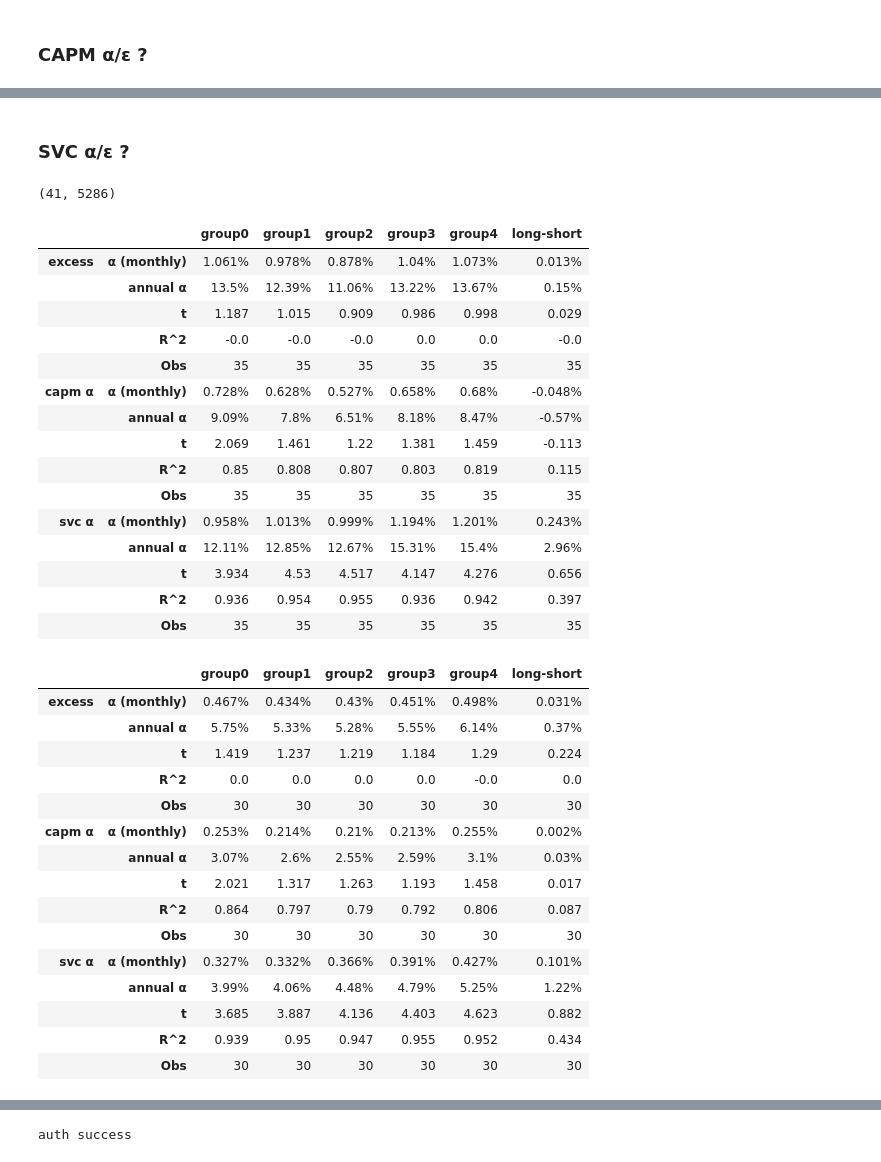
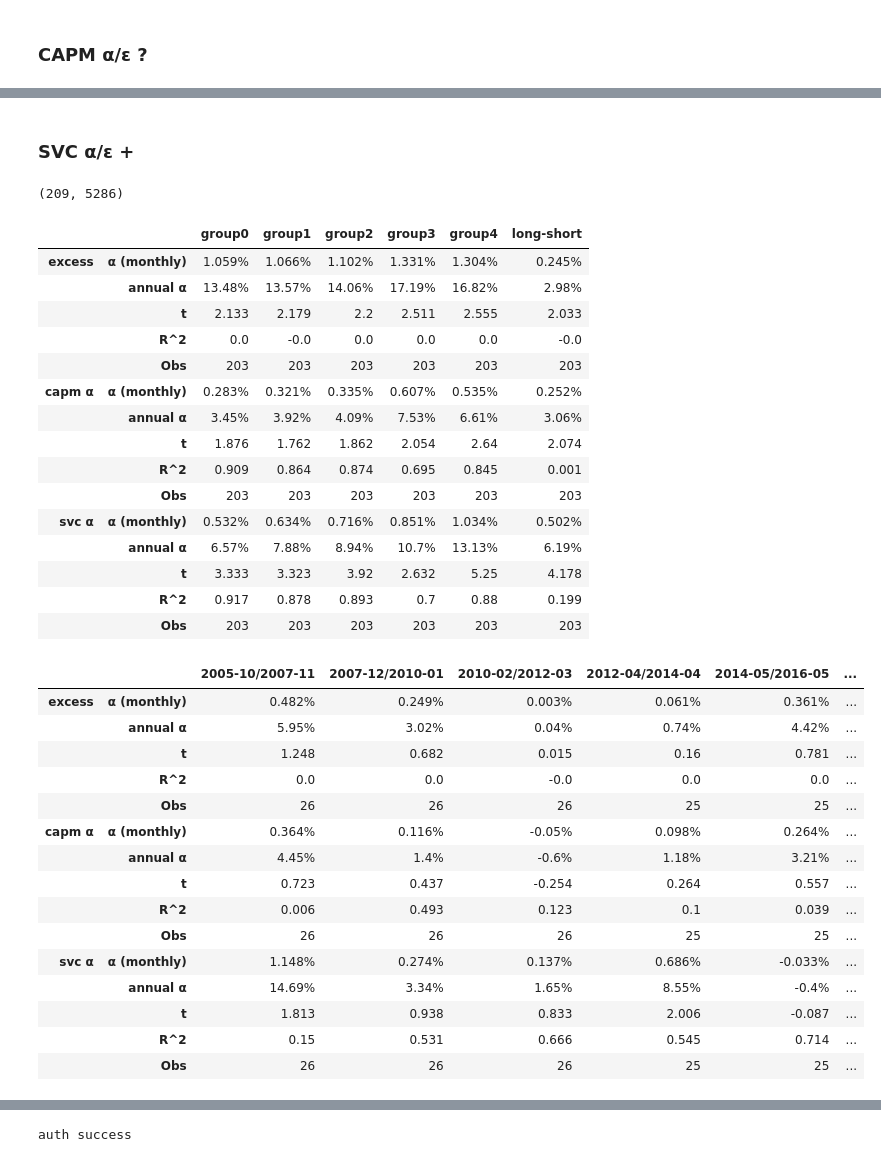
Before and after one commit to dacianpeng/mutual-fund-effective-or-not-Evidence-from-China, a Jupyter notebook: main.ipynb, the cells around one changed output, grey strips where cells are left out. Drawn from its saved outputs; the diff is of its cells as text; code cells hidden in the pictures.

```diff
--- a/main.ipynb
+++ b/main.ipynb
@@ -903,7 +903,6 @@ from factors import *
 from IPython.display import display
 start_time = '2005-6'
 end_time = (datetime.datetime.now() - pd.offsets.MonthEnd(1)).strftime('%Y-%m')
-end_time = '2019-6'
 # %% [markdown]
 ### CAPM α +
 # %%
@@ -1216,5 +1081,5 @@ group_and_statistic(all_fund_capm_α_ε, groups=5, weighting='mkt', interval=12)
 # %% [markdown]
-### SVC α/ε ?
+### SVC α/ε +
 # %%
 from factors import *
 from IPython.display import display
@@ -1237,42 +1102,42 @@ all_fund_svc_α_ε = return_of_all_fund_.loc[start_time: end_time].rolling(windo
 
 all_fund_svc_α_ε.shape
 # %% [output]
-(41, 5286)
+(209, 5286)
 # %%
-group_and_statistic(all_fund_svc_α_ε, groups=5, weighting='mkt', interval=1)
+group_and_statistic(all_fund_svc_α_ε, groups=5, weighting='mkt', interval=1, kind='cross_section')
 # %% [output]
 |  |  | group0 | group1 | group2 | group3 | group4 | long-short |
-| excess | α (monthly) | 1.061% | 0.978% | 0.878% | 1.04% | 1.073% | 0.013% |
-|  | annual α | 13.5% | 12.39% | 11.06% | 13.22% | 13.67% | 0.15% |
-|  | t | 1.187 | 1.015 | 0.909 | 0.986 | 0.998 | 0.029 |
-|  | R^2 | -0.0 | -0.0 | -0.0 | 0.0 | 0.0 | -0.0 |
-|  | Obs | 35 | 35 | 35 | 35 | 35 | 35 |
-| capm α | α (monthly) | 0.728% | 0.628% | 0.527% | 0.658% | 0.68% | -0.048% |
-|  | annual α | 9.09% | 7.8% | 6.51% | 8.18% | 8.47% | -0.57% |
-|  | t | 2.069 | 1.461 | 1.22 | 1.381 | 1.459 | -0.113 |
-|  | R^2 | 0.85 | 0.808 | 0.807 | 0.803 | 0.819 | 0.115 |
-|  | Obs | 35 | 35 | 35 | 35 | 35 | 35 |
-| svc α | α (monthly) | 0.958% | 1.013% | 0.999% | 1.194% | 1.201% | 0.243% |
-|  | annual α | 12.11% | 12.85% | 12.67% | 15.31% | 15.4% | 2.96% |
-|  | t | 3.934 | 4.53 | 4.517 | 4.147 | 4.276 | 0.656 |
-|  | R^2 | 0.936 | 0.954 | 0.955 | 0.936 | 0.942 | 0.397 |
-|  | Obs | 35 | 35 | 35 | 35 | 35 | 35 |
+| excess | α (monthly) | 1.059% | 1.066% | 1.102% | 1.331% | 1.304% | 0.245% |
+|  | annual α | 13.48% | 13.57% | 14.06% | 17.19% | 16.82% | 2.98% |
+|  | t | 2.133 | 2.179 | 2.2 | 2.511 | 2.555 | 2.033 |
+|  | R^2 | 0.0 | -0.0 | 0.0 | 0.0 | 0.0 | -0.0 |
+|  | Obs | 203 | 203 | 203 | 203 | 203 | 203 |
+| capm α | α (monthly) | 0.283% | 0.321% | 0.335% | 0.607% | 0.535% | 0.252% |
+|  | annual α | 3.45% | 3.92% | 4.09% | 7.53% | 6.61% | 3.06% |
+|  | t | 1.876 | 1.762 | 1.862 | 2.054 | 2.64 | 2.074 |
+|  | R^2 | 0.909 | 0.864 | 0.874 | 0.695 | 0.845 | 0.001 |
+|  | Obs | 203 | 203 | 203 | 203 | 203 | 203 |
+| svc α | α (monthly) | 0.532% | 0.634% | 0.716% | 0.851% | 1.034% | 0.502% |
+|  | annual α | 6.57% | 7.88% | 8.94% | 10.7% | 13.13% | 6.19% |
+|  | t | 3.333 | 3.323 | 3.92 | 2.632 | 5.25 | 4.178 |
+|  | R^2 | 0.917 | 0.878 | 0.893 | 0.7 | 0.88 | 0.199 |
+|  | Obs | 203 | 203 | 203 | 203 | 203 | 203 |
 # %%
-group_and_statistic(all_fund_svc_α_ε, groups=5, weighting='mkt', interval=3)
+group_and_statistic(all_fund_svc_α_ε, groups=5, weighting='mkt', interval=1, kind='time_series', time_span=24)
 # %% [output]
-|  |  | group0 | group1 | group2 | group3 | group4 | long-short |
-| excess | α (monthly) | 0.467% | 0.434% | 0.43% | 0.451% | 0.498% | 0.031% |
-|  | annual α | 5.75% | 5.33% | 5.28% | 5.55% | 6.14% | 0.37% |
-|  | t | 1.419 | 1.237 | 1.219 | 1.184 | 1.29 | 0.224 |
-|  | R^2 | 0.0 | 0.0 | 0.0 | 0.0 | -0.0 | 0.0 |
-|  | Obs | 30 | 30 | 30 | 30 | 30 | 30 |
-| capm α | α (monthly) | 0.253% | 0.214% | 0.21% | 0.213% | 0.255% | 0.002% |
-|  | annual α | 3.07% | 2.6% | 2.55% | 2.59% | 3.1% | 0.03% |
-|  | t | 2.021 | 1.317 | 1.263 | 1.193 | 1.458 | 0.017 |
-|  | R^2 | 0.864 | 0.797 | 0.79 | 0.792 | 0.806 | 0.087 |
-|  | Obs | 30 | 30 | 30 | 30 | 30 | 30 |
-| svc α | α (monthly) | 0.327% | 0.332% | 0.366% | 0.391% | 0.427% | 0.101% |
-|  | annual α | 3.99% | 4.06% | 4.48% | 4.79% | 5.25% | 1.22% |
-|  | t | 3.685 | 3.887 | 4.136 | 4.403 | 4.623 | 0.882 |
-|  | R^2 | 0.939 | 0.95 | 0.947 | 0.955 | 0.952 | 0.434 |
-|  | Obs | 30 | 30 | 30 | 30 | 30 | 30 |
+|  |  | 2005-10/2007-11 | 2007-12/2010-01 | 2010-02/2012-03 | 2012-04/2014-04 | 2014-05/2016-05 | ... |
+| excess | α (monthly) | 0.482% | 0.249% | 0.003% | 0.061% | 0.361% | ... |
+|  | annual α | 5.95% | 3.02% | 0.04% | 0.74% | 4.42% | ... |
+|  | t | 1.248 | 0.682 | 0.015 | 0.16 | 0.781 | ... |
+|  | R^2 | 0.0 | 0.0 | -0.0 | 0.0 | 0.0 | ... |
+|  | Obs | 26 | 26 | 26 | 25 | 25 | ... |
+| capm α | α (monthly) | 0.364% | 0.116% | -0.05% | 0.098% | 0.264% | ... |
+|  | annual α | 4.45% | 1.4% | -0.6% | 1.18% | 3.21% | ... |
+|  | t | 0.723 | 0.437 | -0.254 | 0.264 | 0.557 | ... |
+|  | R^2 | 0.006 | 0.493 | 0.123 | 0.1 | 0.039 | ... |
+|  | Obs | 26 | 26 | 26 | 25 | 25 | ... |
+| svc α | α (monthly) | 1.148% | 0.274% | 0.137% | 0.686% | -0.033% | ... |
+|  | annual α | 14.69% | 3.34% | 1.65% | 8.55% | -0.4% | ... |
+|  | t | 1.813 | 0.938 | 0.833 | 2.006 | -0.087 | ... |
+|  | R^2 | 0.15 | 0.531 | 0.666 | 0.545 | 0.714 | ... |
+|  | Obs | 26 | 26 | 26 | 25 | 25 | ... |
```
Also changed, not shown: parts of 61 cells of this notebook, 3 other files.
